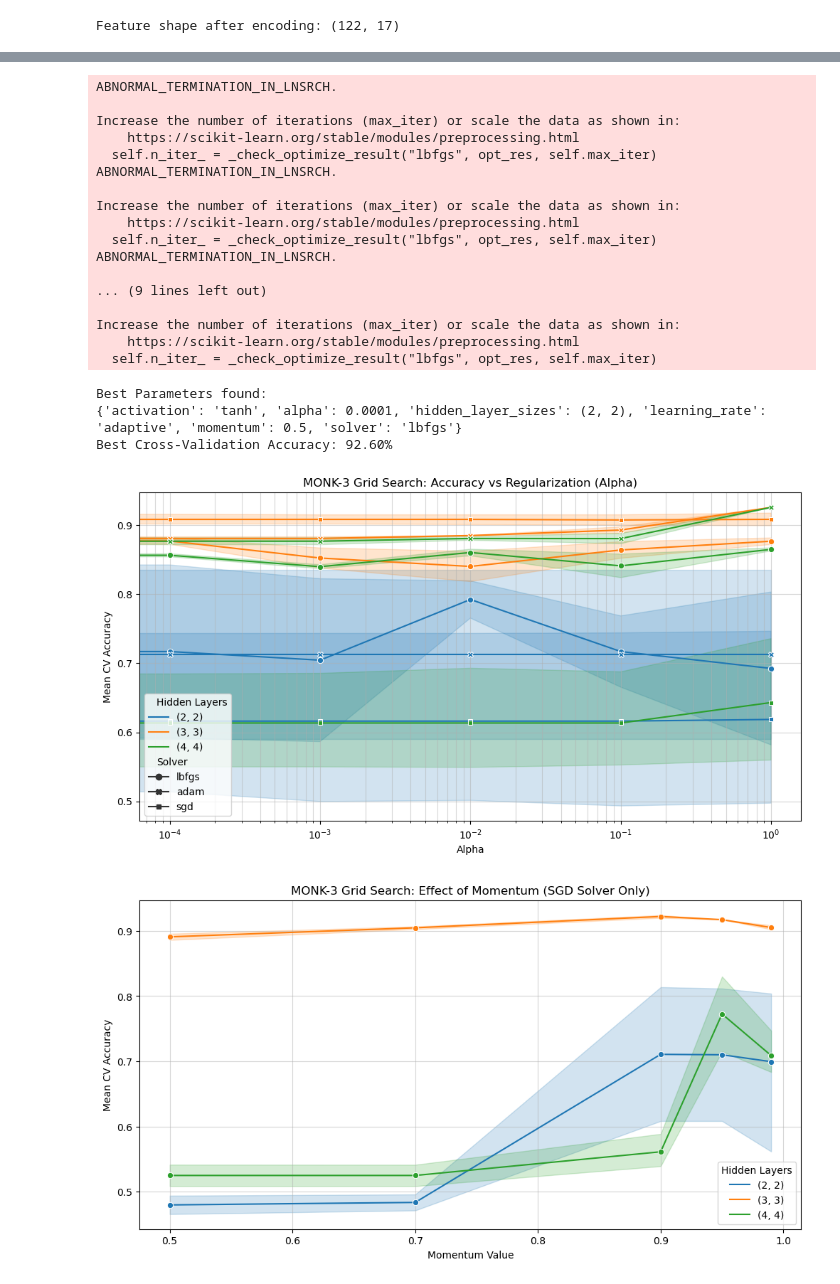
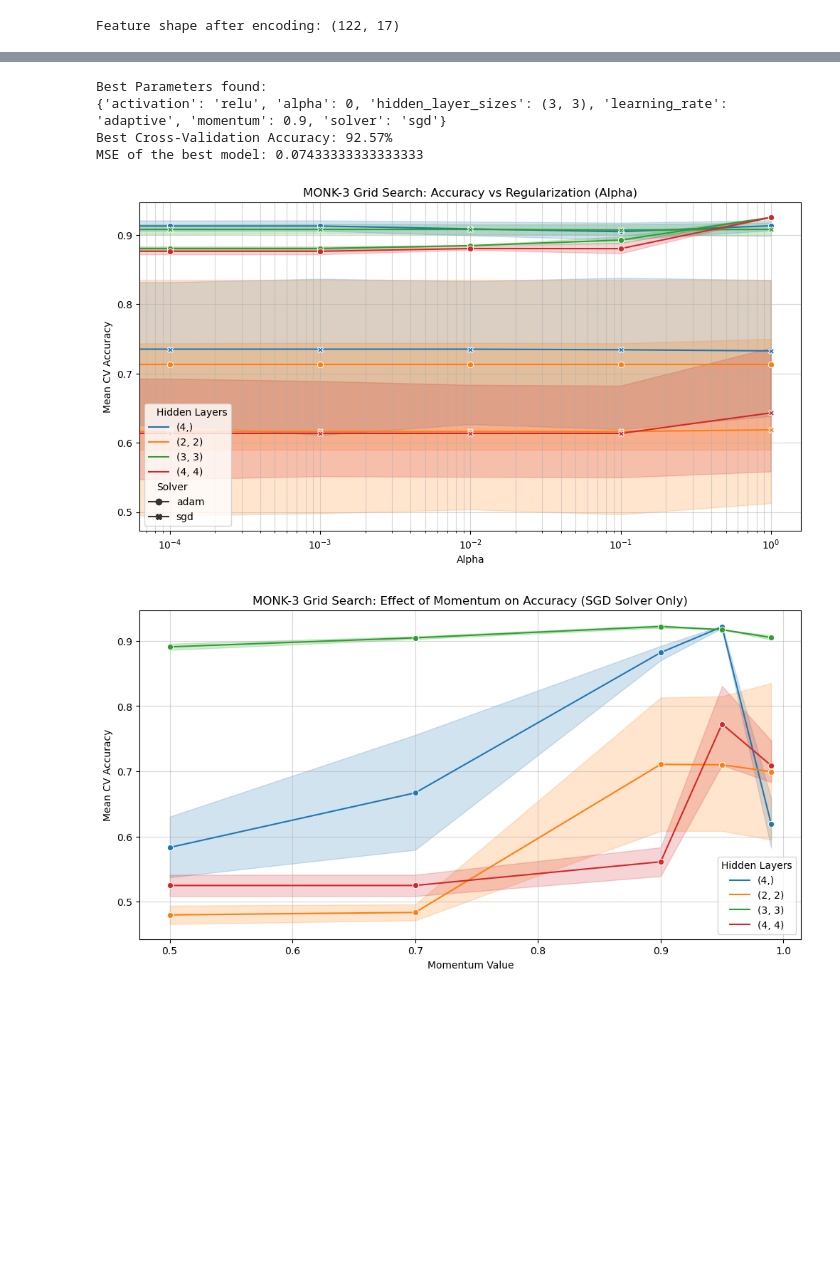
Before and after one commit to abderrahmane-salmi/UNIPI-Machine-Learning-Project, a Jupyter notebook: src/nn/NN_on_MONK_data.ipynb, the cells around one changed output, grey strips where cells are left out. Cells and saved outputs as stored; diff of their text form; code cells hidden in the pictures; blank space fills up the shorter version.

Commit message:
hoping last commit, added the MSE score to MONK file

```diff
--- a/src/nn/NN_on_MONK_data.ipynb
+++ b/src/nn/NN_on_MONK_data.ipynb
@@ -146,14 +155,17 @@ print("Data loaded and encoded successfully.")
 # %% [output]
 Data loaded and encoded successfully.
 # %%
-# 1. Define the model (base settings)
-# Increased max_iter because SGD often needs more iterations to converge than LBFGS
+#
 mlp = MLPClassifier(max_iter=5000, random_state=42)
 
-# 2. Define the UPDATED grid of parameters
+scoring = {
+    'accuracy': 'accuracy',
+    'mse': 'neg_mean_squared_error'
+}
+
 param_grid = {
     # Testing different architectures
-    'hidden_layer_sizes': [(2, 2), (3, 3), (4, 4)],
+    'hidden_layer_sizes': [(4,), (2, 2), (3, 3), (4, 4)],
 
     # Activation functions
     'activation': ['relu', 'tanh'],
@@ -174,18 +186,16 @@ param_grid = {
 
 # 3. Initialize GridSearchCV
 print("Starting MONK-1 Grid Search... (This might take a minute due to expanded grid)")
-grid_search = GridSearchCV(mlp, param_grid, cv=5, n_jobs=-1, scoring='accuracy')
-
+grid_search = GridSearchCV(mlp, param_grid, cv=5, n_jobs=-1, scoring=scoring, refit='accuracy', verbose=2)
 grid_search.fit(X_train, y_train)
 
 print("\nBest Parameters found for MONK-1:")
 print(grid_search.best_params_)
 print(f"Best Cross-Validation Accuracy: {grid_search.best_score_:.2%}")
+best_index = grid_search.best_index_
+best_mse = -grid_search.cv_results_['mean_test_mse'][best_index]
+print(f"MSE of the best model: {best_mse}")
 
-# Use the best model to predict on test set
-best_model = grid_search.best_estimator_
-test_acc = accuracy_score(y_test, best_model.predict(X_test))
-print(f"Test Set Accuracy: {test_acc:.2%}")
 
 # Visualize
 visualize_results(pd.DataFrame(grid_search.cv_results_), "MONK-1 Results")
@@ -276,7 +334,7 @@ Feature shape after encoding: (122, 17)
 # %%
 param_grid = {
     # Testing different architectures
-    'hidden_layer_sizes': [(2, 2), (3, 3), (4, 4)],
+    'hidden_layer_sizes': [(4,),(2, 2), (3, 3), (4, 4)],
 
     # Activation functions
     'activation': ['relu', 'tanh'],
@@ -298,7 +356,7 @@ param_grid = {
 # 3. Initialize GridSearchCV
 # cv=5: uses 5-fold cross-validation
 # n_jobs=-1: uses all available CPU cores
-grid_search_3 = GridSearchCV(mlp, param_grid, cv=5, n_jobs=-1, scoring='accuracy')
+grid_search_3 = GridSearchCV(mlp, param_grid, cv=5, n_jobs=-1, scoring=scoring, refit='accuracy', verbose=2)
 
 print("Starting Grid Search... this may take a moment.")
 grid_search_3.fit(X_train_3, y_train_3)
@@ -306,6 +364,10 @@ grid_search_3.fit(X_train_3, y_train_3)
 print("\nBest Parameters found:")
 print(grid_search_3.best_params_)
 print(f"Best Cross-Validation Accuracy: {grid_search_3.best_score_:.2%}")
+best_index = grid_search_3.best_index_
+best_mse = -grid_search_3.cv_results_['mean_test_mse'][best_index]
+print(f"MSE of the best model: {best_mse}")
+
 
 visualize_results(pd.DataFrame(grid_search_3.cv_results_), "MONK-3 Grid Search")
 # %% [output]
@@ -313,22 +391,6 @@ Starting Grid Search... this may take a moment.
-ABNORMAL_TERMINATION_IN_LNSRCH.
-
-Increase the number of iterations (max_iter) or scale the data as shown in:
-    https://scikit-learn.org/stable/modules/preprocessing.html
-  self.n_iter_ = _check_optimize_result("lbfgs", opt_res, self.max_iter)
-ABNORMAL_TERMINATION_IN_LNSRCH.
-
-Increase the number of iterations (max_iter) or scale the data as shown in:
-    https://scikit-learn.org/stable/modules/preprocessing.html
-  self.n_iter_ = _check_optimize_result("lbfgs", opt_res, self.max_iter)
-ABNORMAL_TERMINATION_IN_LNSRCH.
-
-... (9 lines left out)
-
-Increase the number of iterations (max_iter) or scale the data as shown in:
-    https://scikit-learn.org/stable/modules/preprocessing.html
-  self.n_iter_ = _check_optimize_result("lbfgs", opt_res, self.max_iter)
+Best Parameters found:
+{'activation': 'relu', 'alpha': 0, 'hidden_layer_sizes': (3, 3), 'learning_rate': 'adaptive', 'momentum': 0.9, 'solver': 'sgd'}
+Best Cross-Validation Accuracy: 92.57%
+MSE of the best model: 0.07433333333333333
-Best Parameters found:
-{'activation': 'tanh', 'alpha': 0.0001, 'hidden_layer_sizes': (2, 2), 'learning_rate': 'adaptive', 'momentum': 0.5, 'solver': 'lbfgs'}
-Best Cross-Validation Accuracy: 92.60%
-[figure, old version]
+[figure, new version]
-[figure, old version]
+[figure, new version]
```
Also changed, not shown: parts of 10 cells of this notebook, 1 other file.
